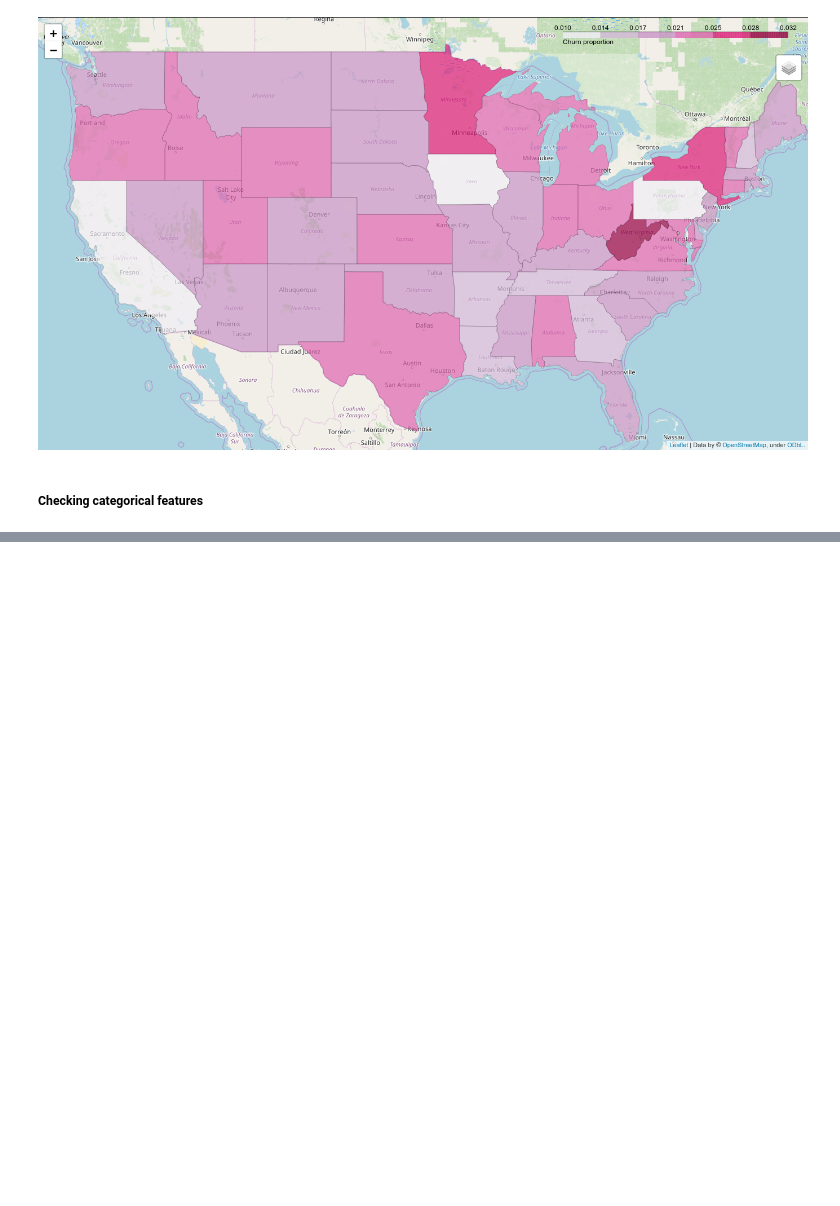
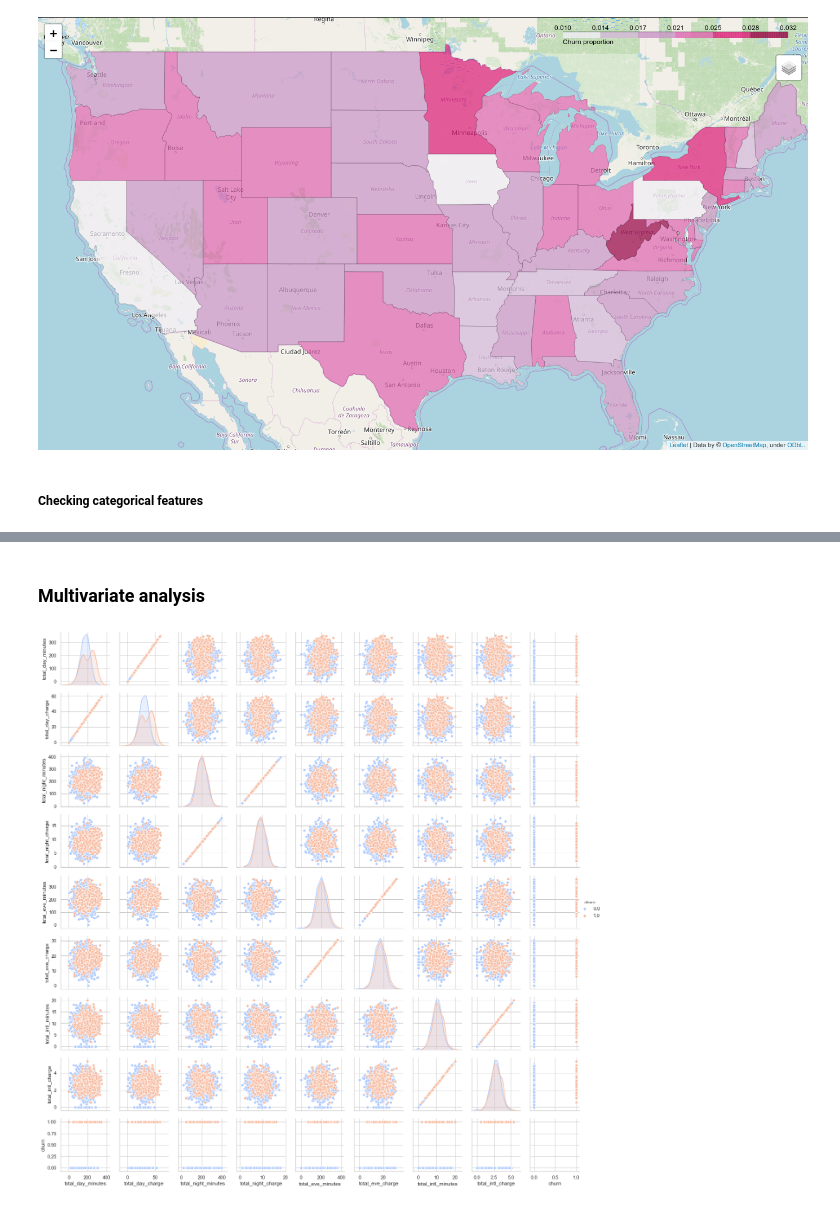
Before and after one commit to naiaraap/Pyspark_version_Predicting_Customer_Churn_in_Telecommunication_Operators, a Jupyter notebook: Pyspark_version_Predicting_Customer_Churn_in_Telecommunication_Operators.ipynb, the cells around one changed output, grey strips where cells are left out. Cells and saved outputs as stored; diff of their text form; code cells hidden in the pictures; blank space fills up the shorter version.

```diff
--- a/Pyspark_version_Predicting_Customer_Churn_in_Telecommunication_Operators.ipynb
+++ b/Pyspark_version_Predicting_Customer_Churn_in_Telecommunication_Operators.ipynb
@@ -592,0 +609,22 @@ for col_name in df_new_train_cat.columns:
+# %% [markdown]
+### Multivariate analysis
+# %%
+# Adding churn column and converting to numeric format
+cols = ["total_day_minutes", "total_day_charge", "total_night_minutes",
+        "total_night_charge", "total_eve_minutes", "total_eve_charge",
+        "total_intl_minutes", "total_intl_charge", "churn"]
+
+df = df_train.select(cols)
+
+df = df.withColumn('churn', f.regexp_replace('churn', 'yes', '1'))
+df = df.withColumn('churn', f.regexp_replace('churn', 'no', '0'))
+
+# Converting to numeric
+for col_name in df.columns:
+    df = df.withColumn(col_name, df[col_name].cast('float'))
+
+# paiplot
+g = sns.pairplot(df.toPandas(), hue='churn', palette='coolwarm')
+g.fig.set_size_inches(18,18)
+# %% [output]
+[figure, added]
```
Also changed, not shown: parts of 10 cells of this notebook.
